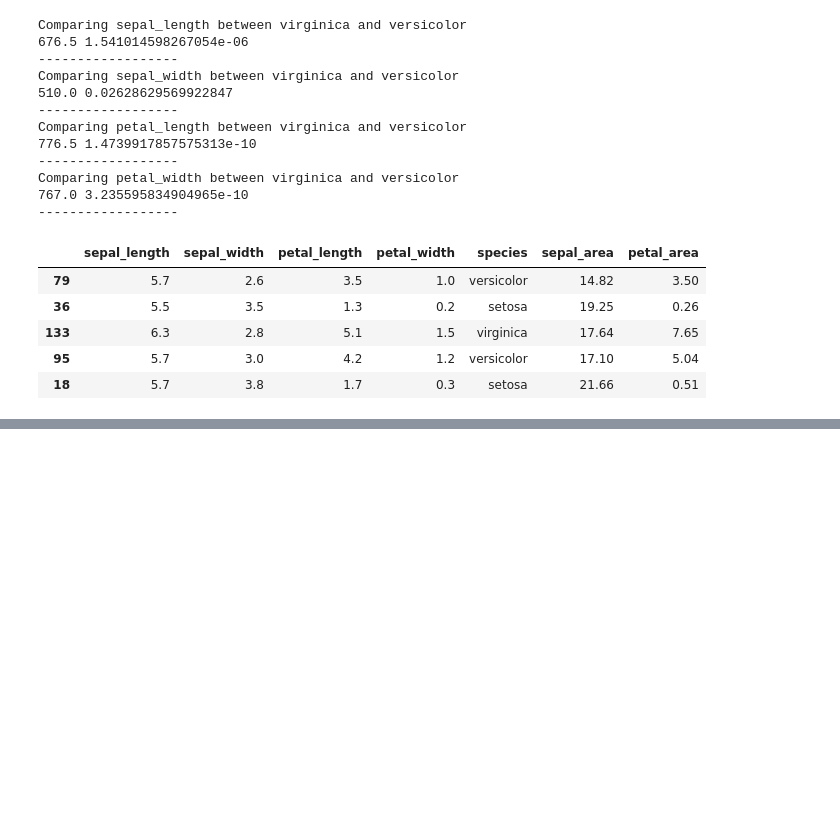
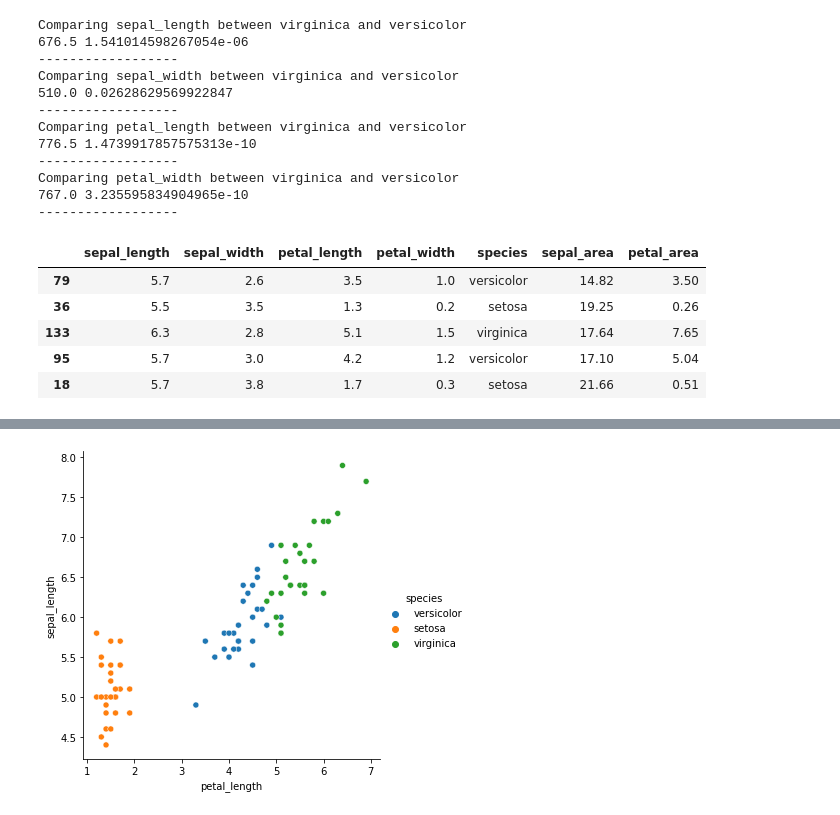
Before and after one commit to AJMartinezLlanes/classification-exercises, a Jupyter notebook: classification_exercises.ipynb, the cells around one changed output, grey strips where cells are left out. Cells and saved outputs as stored; diff of their text form; code cells hidden in the pictures; blank space fills up the shorter version.

```diff
--- a/classification_exercises.ipynb
+++ b/classification_exercises.ipynb
@@ -1205,0 +1218,5 @@ itertools.combinations
+# %%
+sns.relplot(data= train, x='petal_length' , y='sepal_length' , hue='species')
+plt.show()
+# %% [output]
+[figure, added]
```
Also changed, not shown: parts of 19 cells of this notebook, 1 other file.
